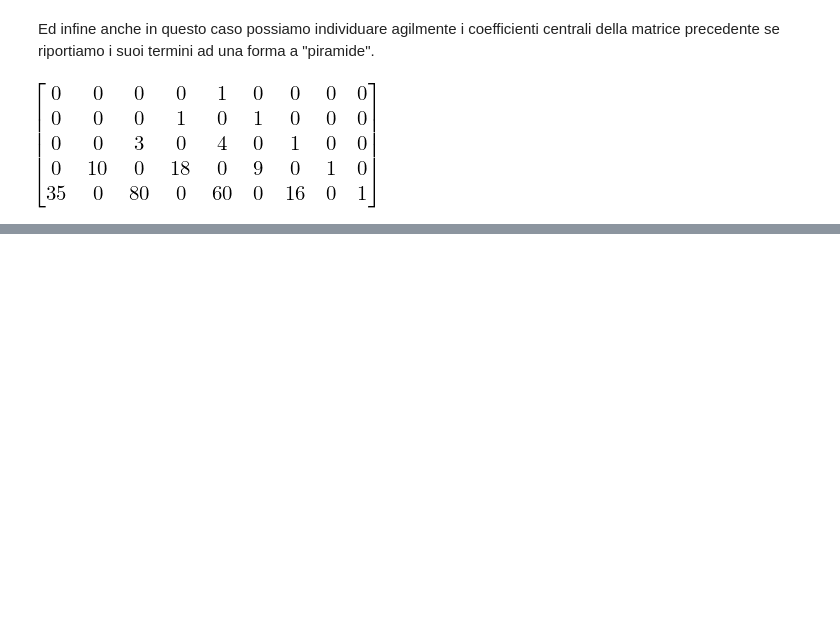
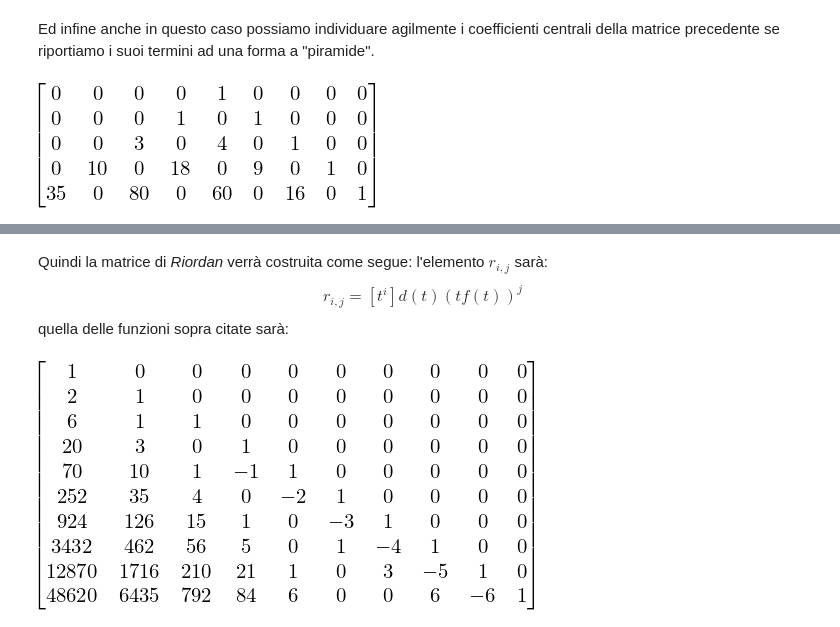
Before and after one commit to elia-mercatanti/aads-project, a Jupyter notebook: Central Coefficients of Riordan Matrices.ipynb, the cells around one changed output, grey strips where cells are left out. Cells and saved outputs as stored; diff of their text form; code cells hidden in the pictures; blank space fills up the shorter version.

```diff
--- a/Central Coefficients of Riordan Matrices.ipynb
+++ b/Central Coefficients of Riordan Matrices.ipynb
@@ -259,0 +301,13 @@ triangle
+# %% [markdown]
+Quindi la matrice di *Riordan* verrà costruita come segue: l'elemento $r_{i,j}$ sarà:$$r_{i,j}=[t^i]d(t)(tf(t))^j$$  quella delle funzioni sopra citate sarà:
+# %%
+n = 10
+riordan_matrix = zeros(n)
+for column in range(n):
+    d_n_k = Lambda(t, d(t)*(t*f(t))**column)
+    a_n = series(d_n_k(t), t, n=n)
+    for row in range(n):
+        riordan_matrix[row, column] = a_n.coeff(t, n=row)
+riordan_matrix
+# %% [output]
+[figure, added]
```
Also changed, not shown: parts of 32 cells of this notebook.
